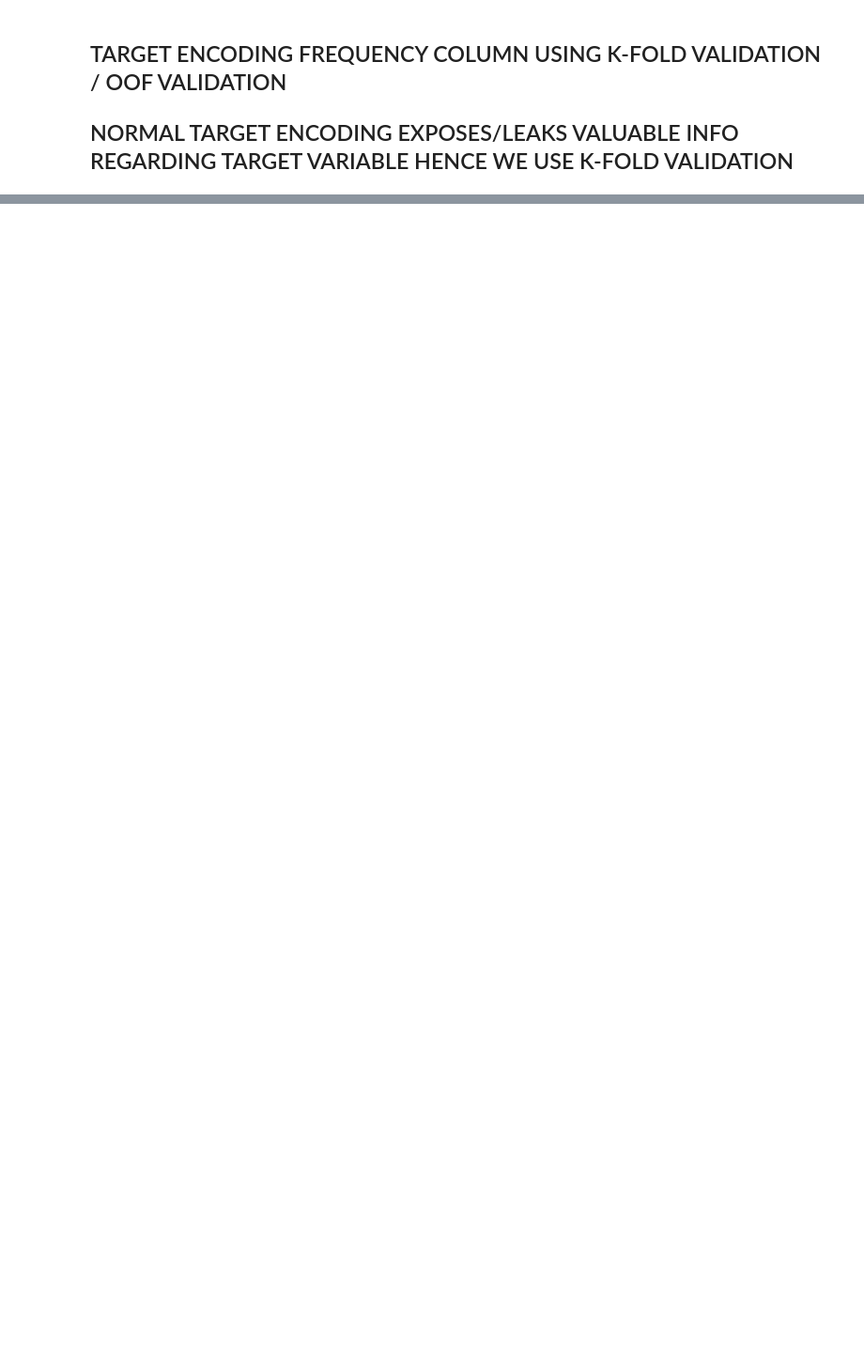
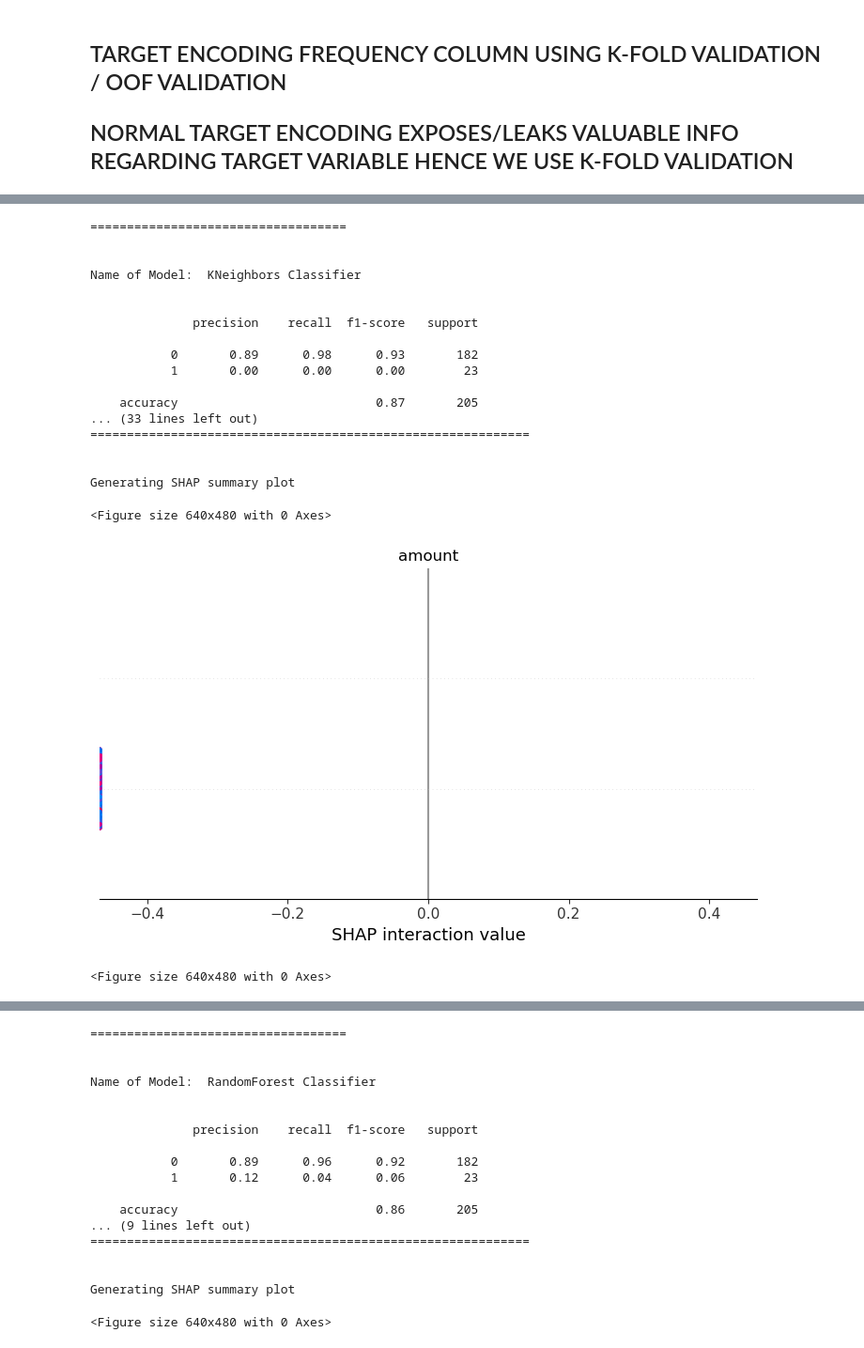
Before and after one commit to pruzide/loan-default-end-to-end-prediction-system, a Jupyter notebook: notebooks/loan_default_prediction.ipynb, the cells around one changed output, grey strips where cells are left out. Shown at 94% size. Drawn from its saved outputs; the diff is of its cells as text; code cells hidden in the pictures; blank space fills up the shorter version.

```diff
--- a/notebooks/loan_default_prediction.ipynb
+++ b/notebooks/loan_default_prediction.ipynb
@@ -1178,0 +1193,7 @@ weighted avg       0.85      0.55      0.63       205
+# %%
+feature_cols_after_shap = ['amount','A4', 'A15','A16']
+# %%
+X2=df2[feature_cols_after_shap]
+y2=df2['default']
+# %%
+X_train_2, X_test_2, y_train_2, y_test_2 = train_test_split(X2, y2,stratify=y2, test_size=0.3, random_state=42)
@@ -1178,0 +1214,24 @@ weighted avg       0.85      0.55      0.63       205
+# %%
+model_training(models,X_train_2,X_test_2,y_train_2,y_test_2)
+## testing new set of features along with scaling on different models
+# %% [output]
+===================================
+
+
+Name of Model:  KNeighbors Classifier
+
+
+              precision    recall  f1-score   support
+
+           0       0.89      0.98      0.93       182
+           1       0.00      0.00      0.00        23
+
+    accuracy                           0.87       205
+... (33 lines left out)
+============================================================
+
+
+Generating SHAP summary plot
+<Figure size 640x480 with 0 Axes>
+[figure, added]
+<Figure size 640x480 with 0 Axes>
@@ -1178,0 +1239,18 @@ weighted avg       0.85      0.55      0.63       205
+===================================
+
+
+Name of Model:  RandomForest Classifier
+
+
+              precision    recall  f1-score   support
+
+           0       0.89      0.96      0.92       182
+           1       0.12      0.04      0.06        23
+
+    accuracy                           0.86       205
+... (9 lines left out)
+============================================================
+
+
+Generating SHAP summary plot
+<Figure size 640x480 with 0 Axes>
```
Also changed, not shown: parts of 73 cells of this notebook.
